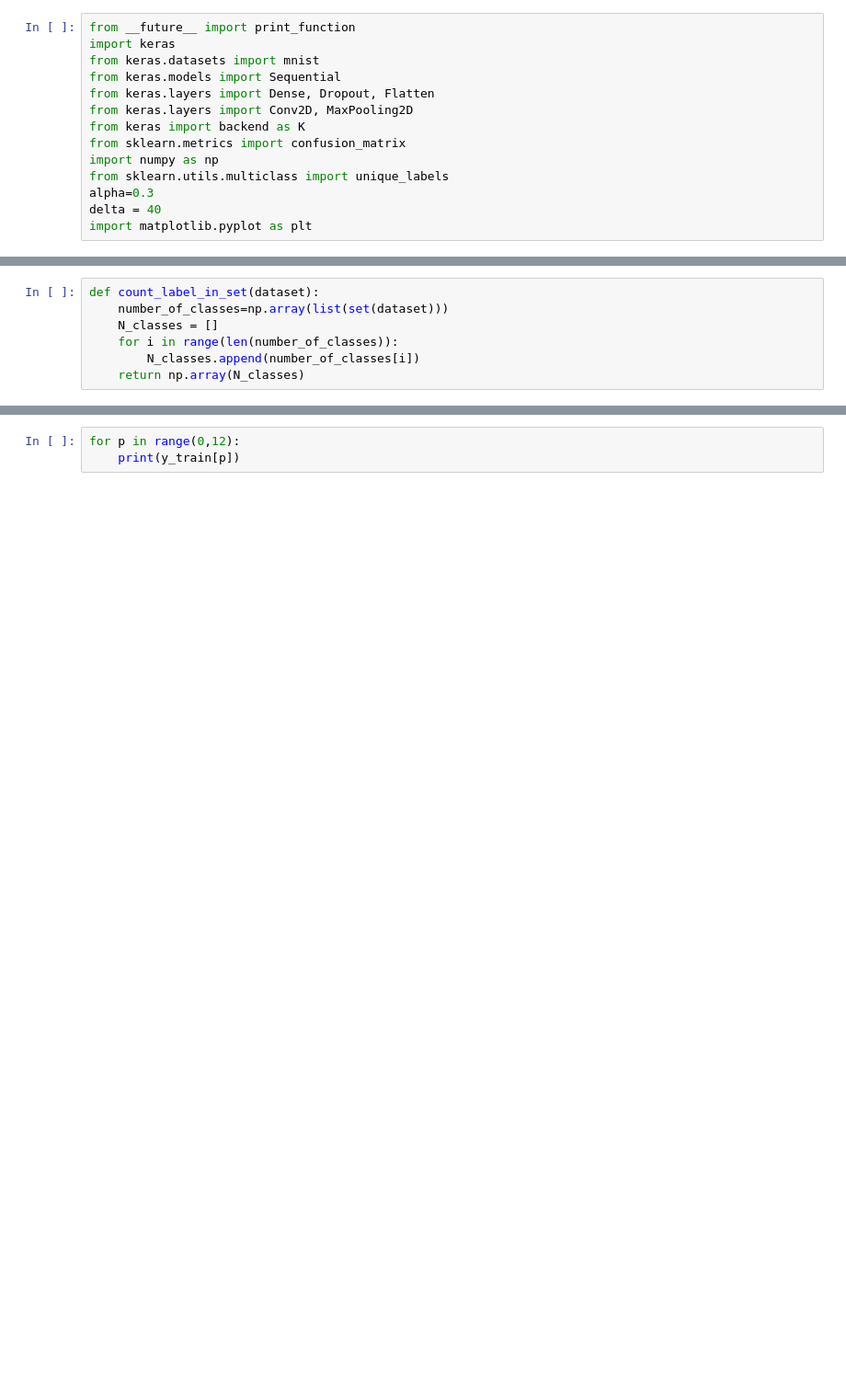
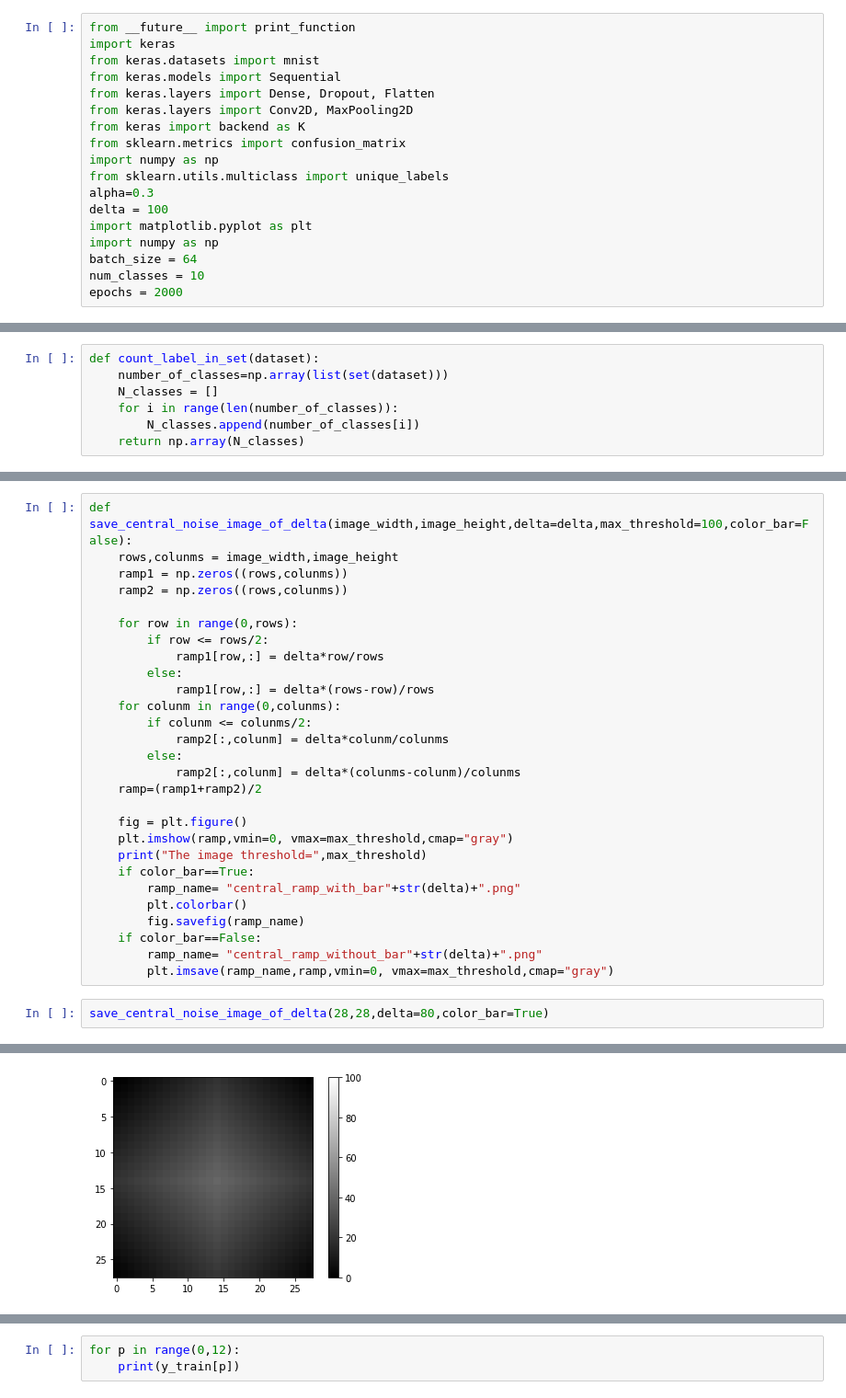
Before and after one commit to hotman1986/machineLearning, a Jupyter notebook: Adversarial/mnist_backdoor.ipynb, the cells around one changed output, grey strips where cells are left out. Shown at 92% size. Drawn from its saved outputs; the diff is of its cells as text; blank space fills up the shorter version.

```diff
--- a/Adversarial/mnist_backdoor.ipynb
+++ b/Adversarial/mnist_backdoor.ipynb
@@ -10,8 +10,12 @@ from sklearn.metrics import confusion_matrix
 import numpy as np
 from sklearn.utils.multiclass import unique_labels
 alpha=0.3
-delta = 40
+delta = 100
 import matplotlib.pyplot as plt
+import numpy as np
+batch_size = 64
+num_classes = 10
+epochs = 2000
 # %% [output]
 Using TensorFlow backend.
 # %%
@@ -82,0 +227,31 @@ def count_label_in_set(dataset):
+# %%
+def save_central_noise_image_of_delta(image_width,image_height,delta=delta,max_threshold=100,color_bar=False):
+    rows,colunms = image_width,image_height
+    ramp1 = np.zeros((rows,colunms))
+    ramp2 = np.zeros((rows,colunms))
+
+    for row in range(0,rows):
+        if row <= rows/2:
+            ramp1[row,:] = delta*row/rows
+        else:
+            ramp1[row,:] = delta*(rows-row)/rows
+    for colunm in range(0,colunms):
+        if colunm <= colunms/2:
+            ramp2[:,colunm] = delta*colunm/colunms
+        else:
+            ramp2[:,colunm] = delta*(colunms-colunm)/colunms
+    ramp=(ramp1+ramp2)/2
+
+    fig = plt.figure()
+    plt.imshow(ramp,vmin=0, vmax=max_threshold,cmap="gray")
+    print("The image threshold=",max_threshold)
+    if color_bar==True:
+        ramp_name= "central_ramp_with_bar"+str(delta)+".png"
+        plt.colorbar()
+        fig.savefig(ramp_name)
+    if color_bar==False:
+        ramp_name= "central_ramp_without_bar"+str(delta)+".png"
+        plt.imsave(ramp_name,ramp,vmin=0, vmax=max_threshold,cmap="gray")
+# %%
+save_central_noise_image_of_delta(28,28,delta=80,color_bar=True)
+# %% [output]
@@ -82,0 +259 @@ def count_label_in_set(dataset):
+[figure, added]
```
Also changed, not shown: parts of 39 cells of this notebook.
